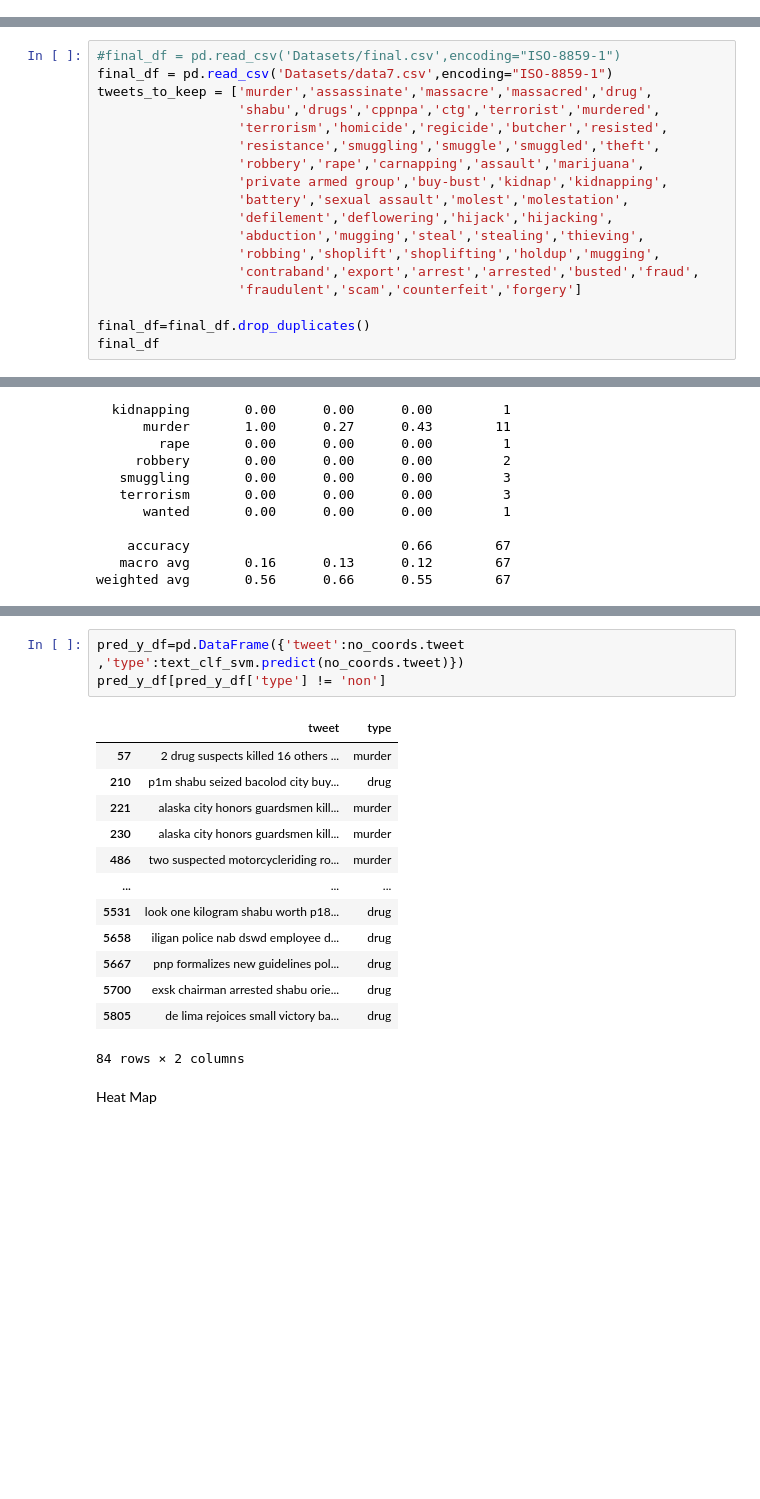
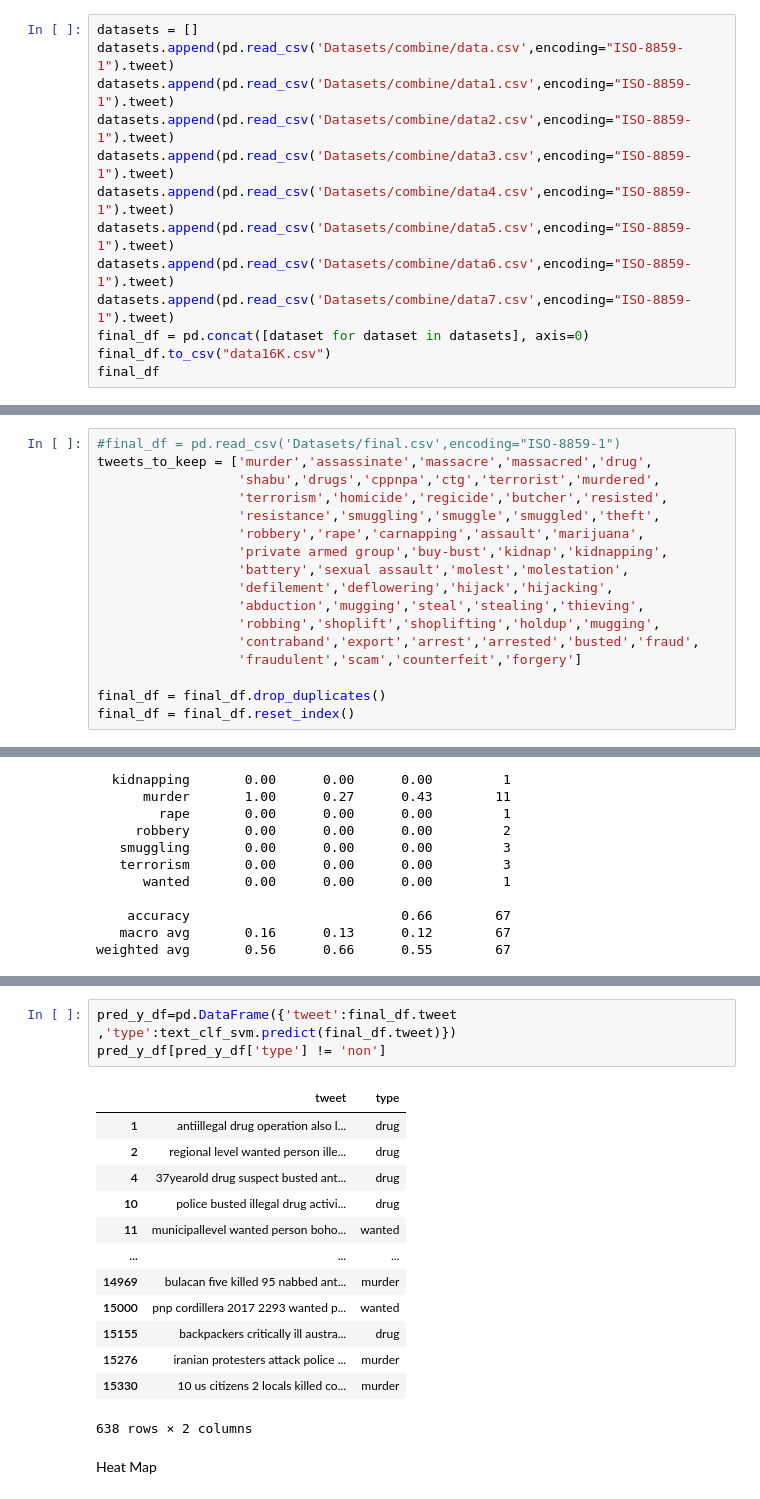
Before and after one commit to maxantl/finalproject-crimemapping, a Jupyter notebook: Jupyter/Project.ipynb, the cells around one changed output, grey strips where cells are left out. Saved outputs shown, nothing was run; the diff lists cells and outputs as text; blank space fills up the shorter version.

```diff
--- a/Jupyter/Project.ipynb
+++ b/Jupyter/Project.ipynb
@@ -28,3 +28,16 @@ final_df
 | 1488 | 2021-09-01 12:09:47 Malay Peninsu... | IAS RECOMMENDATION ON POLICEMAN I... |
 | 1489 | 2021-09-01 11:12:43 Malay Peninsu... | ELEAZAR ORDERS PROBE ON MOTORCYCL... |
 1490 rows × 2 columns
+# %%
+datasets = []
+datasets.append(pd.read_csv('Datasets/combine/data.csv',encoding="ISO-8859-1").tweet)
+datasets.append(pd.read_csv('Datasets/combine/data1.csv',encoding="ISO-8859-1").tweet)
+datasets.append(pd.read_csv('Datasets/combine/data2.csv',encoding="ISO-8859-1").tweet)
+datasets.append(pd.read_csv('Datasets/combine/data3.csv',encoding="ISO-8859-1").tweet)
+datasets.append(pd.read_csv('Datasets/combine/data4.csv',encoding="ISO-8859-1").tweet)
+datasets.append(pd.read_csv('Datasets/combine/data5.csv',encoding="ISO-8859-1").tweet)
+datasets.append(pd.read_csv('Datasets/combine/data6.csv',encoding="ISO-8859-1").tweet)
+datasets.append(pd.read_csv('Datasets/combine/data7.csv',encoding="ISO-8859-1").tweet)
+final_df = pd.concat([dataset for dataset in datasets], axis=0)
+final_df.to_csv("data16K.csv")
+final_df
@@ -31,6 +57,5 @@ final_df
 # %%
 #final_df = pd.read_csv('Datasets/final.csv',encoding="ISO-8859-1")
-final_df = pd.read_csv('Datasets/data7.csv',encoding="ISO-8859-1")
 tweets_to_keep = ['murder','assassinate','massacre','massacred','drug',
                   'shabu','drugs','cppnpa','ctg','terrorist','murdered',
                   'terrorism','homicide','regicide','butcher','resisted',
@@ -44,5 +69,5 @@ tweets_to_keep = ['murder','assassinate','massacre','massacred','drug',
                   'contraband','export','arrest','arrested','busted','fraud',
                   'fraudulent','scam','counterfeit','forgery']
 
-final_df=final_df.drop_duplicates()
-final_df
+final_df = final_df.drop_duplicates()
+final_df = final_df.reset_index()
@@ -411,20 +426,20 @@ Name: tweet, Length: 1705, dtype: object
 # %%
-pred_y_df=pd.DataFrame({'tweet':no_coords.tweet ,'type':text_clf_svm.predict(no_coords.tweet)})
+pred_y_df=pd.DataFrame({'tweet':final_df.tweet ,'type':text_clf_svm.predict(final_df.tweet)})
 pred_y_df[pred_y_df['type'] != 'non']
 # %% [output]
 |  | tweet | type |
-| 57 | 2 drug suspects killed 16 others ... | murder |
-| 210 | p1m shabu seized bacolod city buy... | drug |
-| 221 | alaska city honors guardsmen kill... | murder |
-| 230 | alaska city honors guardsmen kill... | murder |
-| 486 | two suspected motorcycleriding ro... | murder |
+| 1 | antiillegal drug operation also l... | drug |
+| 2 | regional level wanted person ille... | drug |
+| 4 | 37yearold drug suspect busted ant... | drug |
+| 10 | police busted illegal drug activi... | drug |
+| 11 | municipallevel wanted person boho... | wanted |
 | ... | ... | ... |
-| 5531 | look one kilogram shabu worth p18... | drug |
-| 5658 | iligan police nab dswd employee d... | drug |
-| 5667 | pnp formalizes new guidelines pol... | drug |
-| 5700 | exsk chairman arrested shabu orie... | drug |
-| 5805 | de lima rejoices small victory ba... | drug |
+| 14969 | bulacan five killed 95 nabbed ant... | murder |
+| 15000 | pnp cordillera 2017 2293 wanted p... | wanted |
+| 15155 | backpackers critically ill austra... | drug |
+| 15276 | iranian protesters attack police ... | murder |
+| 15330 | 10 us citizens 2 locals killed co... | murder |
-84 rows × 2 columns
+638 rows × 2 columns
 # %% [markdown]
 Heat Map
 # %%
```
Also changed, not shown: parts of 10 cells of this notebook, 1 other file.
